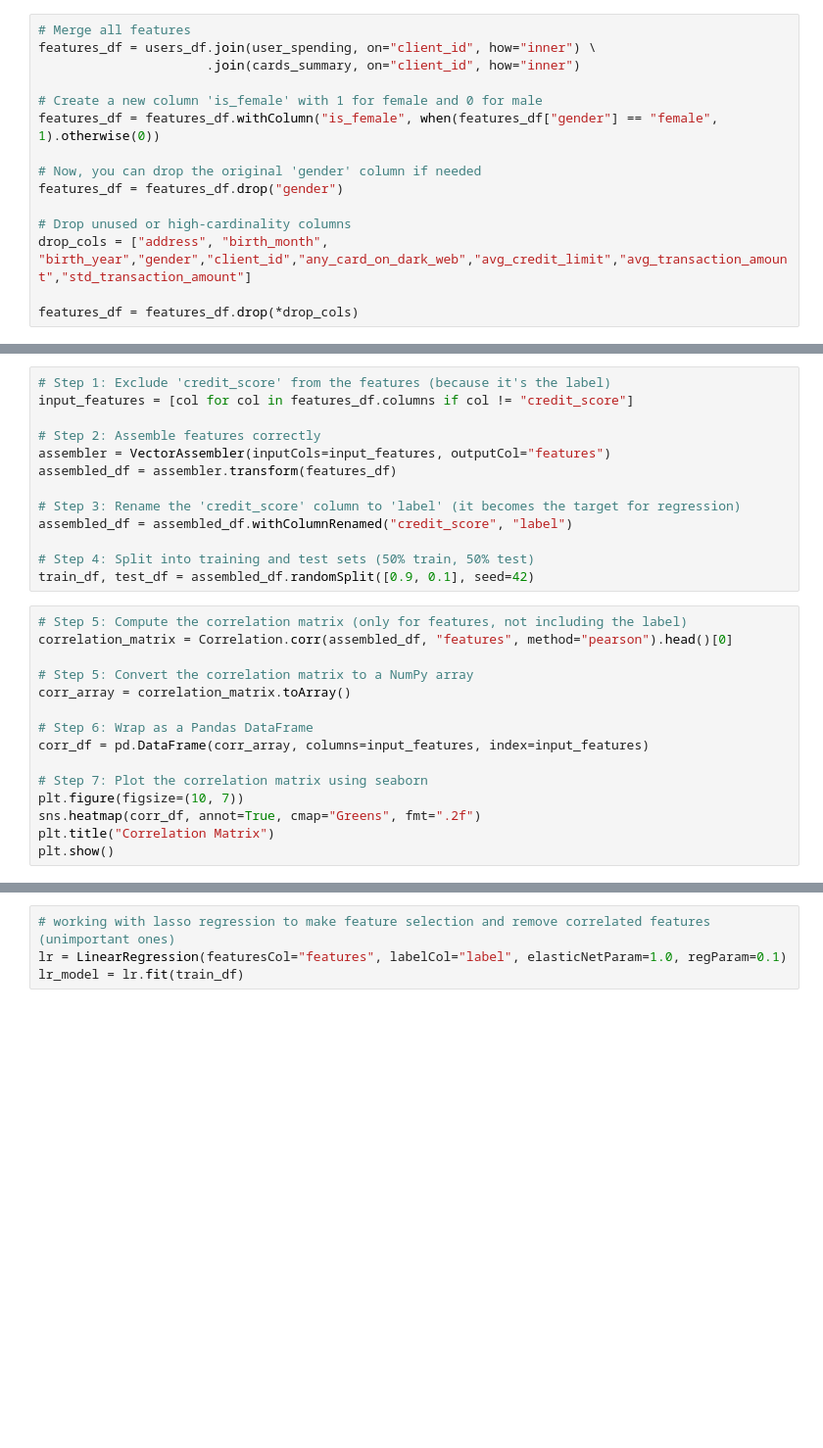
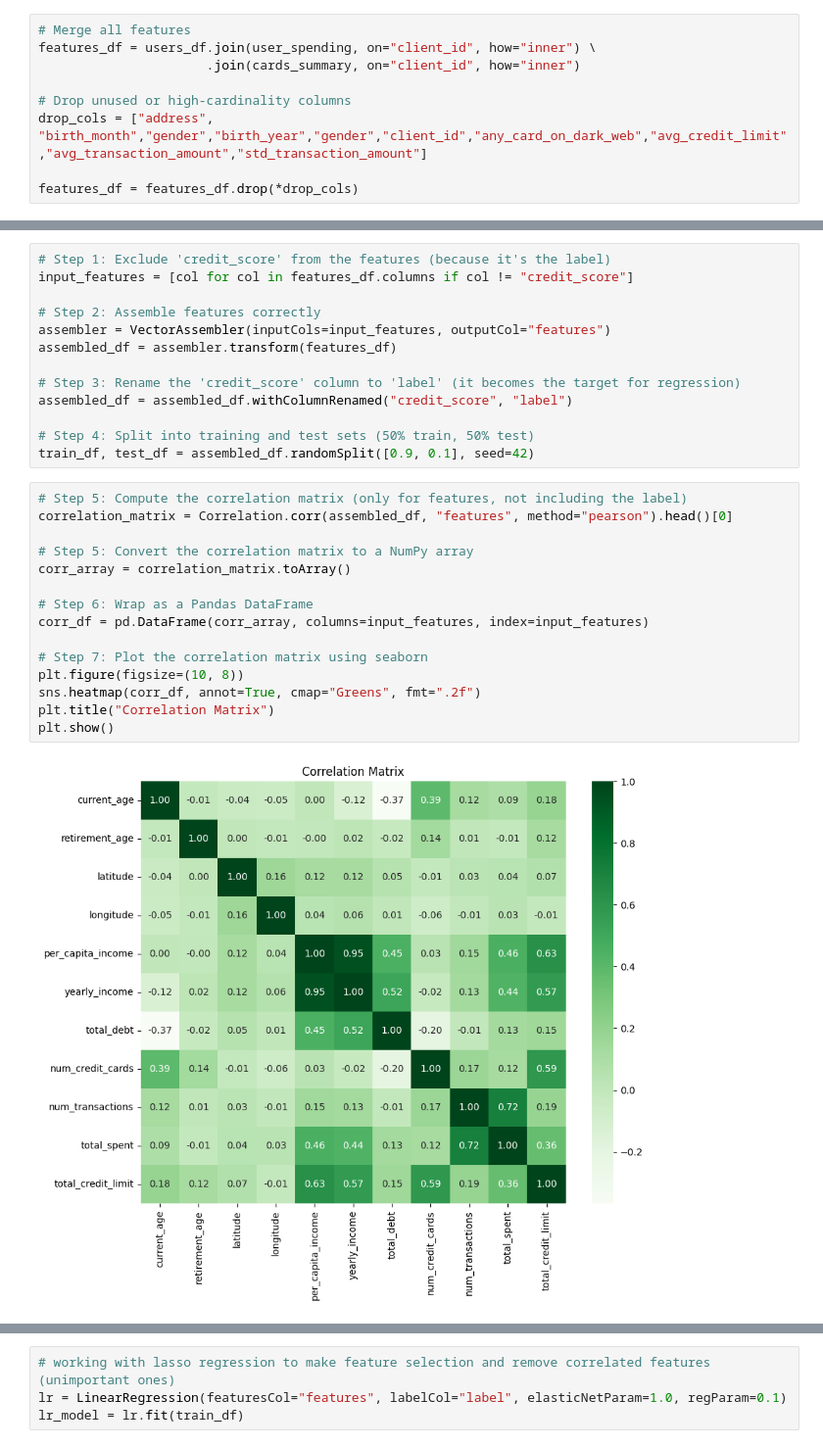
Before and after one commit to Sara-Gamal12/Transaction-Classification-and-Analysis, a Jupyter notebook: Users EDA.ipynb, the cells around one changed output, grey strips where cells are left out. Shown at 98% size. Cells and saved outputs as stored; diff of their text form; blank space fills up the shorter version.

```diff
--- a/Users EDA.ipynb
+++ b/Users EDA.ipynb
@@ -605,14 +722,8 @@ plt.show()
 features_df = users_df.join(user_spending, on="client_id", how="inner") \
                       .join(cards_summary, on="client_id", how="inner")
 
-# Create a new column 'is_female' with 1 for female and 0 for male
-features_df = features_df.withColumn("is_female", when(features_df["gender"] == "female", 1).otherwise(0))
-
-# Now, you can drop the original 'gender' column if needed
-features_df = features_df.drop("gender")
-
 # Drop unused or high-cardinality columns
-drop_cols = ["address", "birth_month", "birth_year","gender","client_id","any_card_on_dark_web","avg_credit_limit","avg_transaction_amount","std_transaction_amount"]
+drop_cols = ["address", "birth_month","gender","birth_year","gender","client_id","any_card_on_dark_web","avg_credit_limit","avg_transaction_amount","std_transaction_amount"]
 
 features_df = features_df.drop(*drop_cols)
 # %%
@@ -634,15 +760,17 @@ train_df, test_df = assembled_df.randomSplit([0.9, 0.1], seed=42)
 # %%
 # Step 5: Compute the correlation matrix (only for features, not including the label)
 correlation_matrix = Correlation.corr(assembled_df, "features", method="pearson").head()[0]
 
 # Step 5: Convert the correlation matrix to a NumPy array
 corr_array = correlation_matrix.toArray()
 
 # Step 6: Wrap as a Pandas DataFrame
 corr_df = pd.DataFrame(corr_array, columns=input_features, index=input_features)
 
 # Step 7: Plot the correlation matrix using seaborn
-plt.figure(figsize=(10, 7))
+plt.figure(figsize=(10, 8))
 sns.heatmap(corr_df, annot=True, cmap="Greens", fmt=".2f")
 plt.title("Correlation Matrix")
 plt.show()
+# %% [output]
+[figure, added]
```
Also changed, not shown: parts of 30 cells of this notebook.
